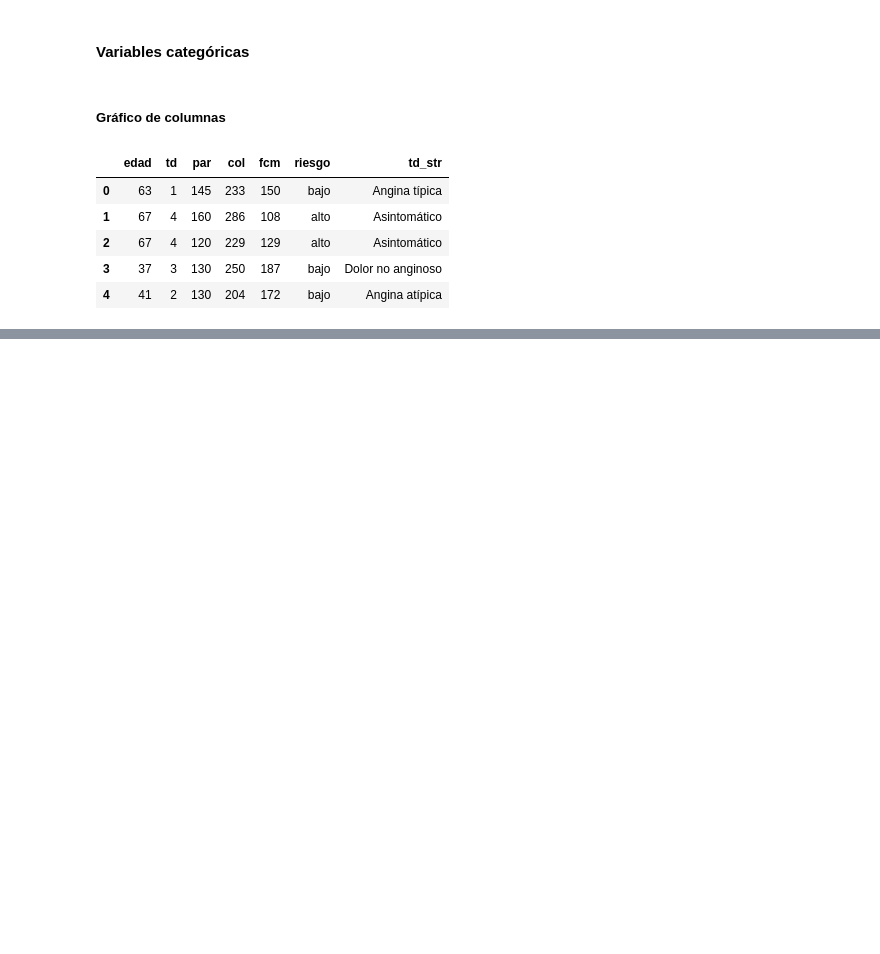
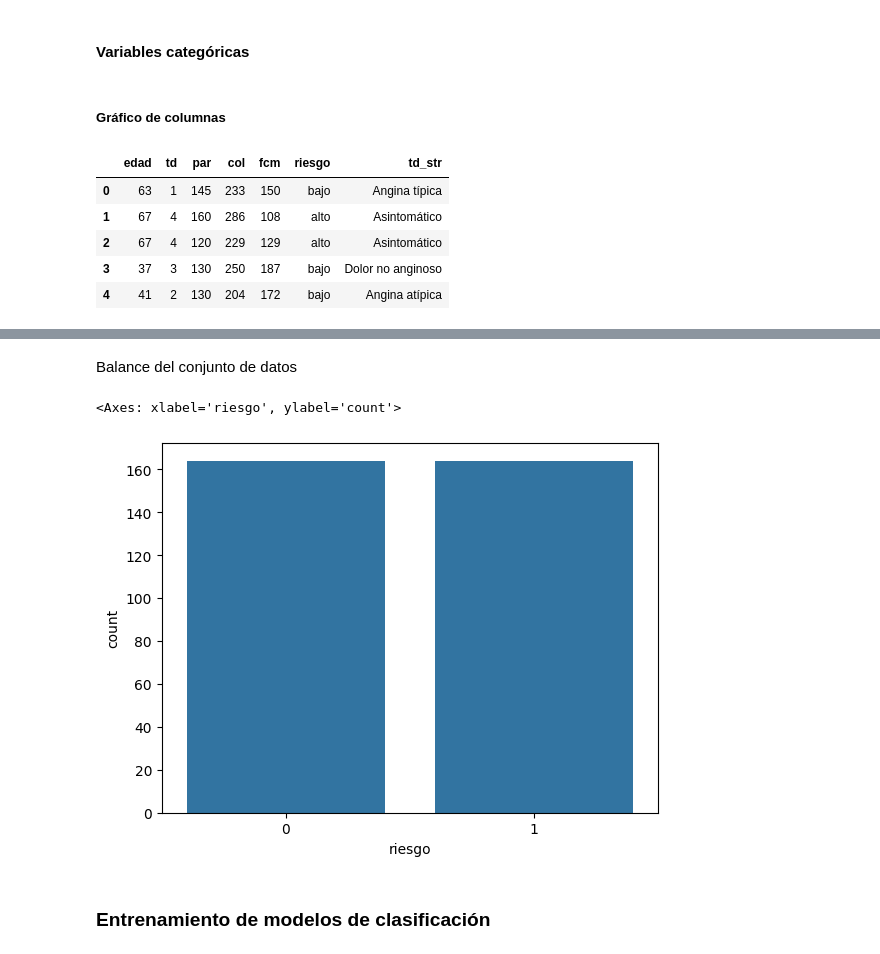
Before and after one commit to FedericoPacheco/tp2-cd, a Jupyter notebook: notebook.ipynb, the cells around one changed output, grey strips where cells are left out. Drawn from its saved outputs; the diff is of its cells as text; code cells hidden in the pictures; blank space fills up the shorter version.

```diff
--- a/notebook.ipynb
+++ b/notebook.ipynb
@@ -100,0 +170,12 @@ Text(0.5, 1.0, 'Riesgo de cardiopatía')
+# %%
+# Aplicar one hot a la columna td_str
+df = pd.get_dummies(df, columns = ["td_str"])
+df["td_str_Angina atípica"] = df["td_str_Angina atípica"].astype("int")
+df["td_str_Angina típica"] = df["td_str_Angina típica"].astype("int")
+df["td_str_Asintomático"] = df["td_str_Asintomático"].astype("int")
+df["td_str_Dolor no anginoso"] = df["td_str_Dolor no anginoso"].astype("int")
+
+# Y eliminamos la columna td
+df.drop(columns = ["td"], inplace=True)
+
+df.head()
@@ -100,0 +189,6 @@ Text(0.5, 1.0, 'Riesgo de cardiopatía')
+# %% [markdown]
+Balance del conjunto de datos
+# %%
+# Seleccionar las columnas del dataset que corresponden a las entradas del modelo y la salida esperada.
+X = df[["edad", "par", "col", "fcm", "td_str_Angina atípica", "td_str_Angina típica", "td_str_Asintomático", "td_str_Dolor no anginoso"]]
+y = df["riesgo"]
@@ -100,0 +199,15 @@ Text(0.5, 1.0, 'Riesgo de cardiopatía')
+# %%
+# Generar un nuevos conjunto de datos balanceado por Over-sampling
+# Se define la estrategia de Oversampling, la clase minoritaria tendrá la misma cantidad que la mayoritaria.
+oversample = RandomOverSampler(sampling_strategy='minority')
+# %%
+# Se genera el nuevo dataset balanceado
+X_over, y_over = oversample.fit_resample(X, y)
+# %%
+# Se visualiza el balance del dataset generado
+sns.countplot(x=y_over)
+# %% [output]
+<Axes: xlabel='riesgo', ylabel='count'>
+[figure, added]
+# %% [markdown]
+### Entrenamiento de modelos de clasificación
```
Also changed, not shown: parts of 12 cells of this notebook.
